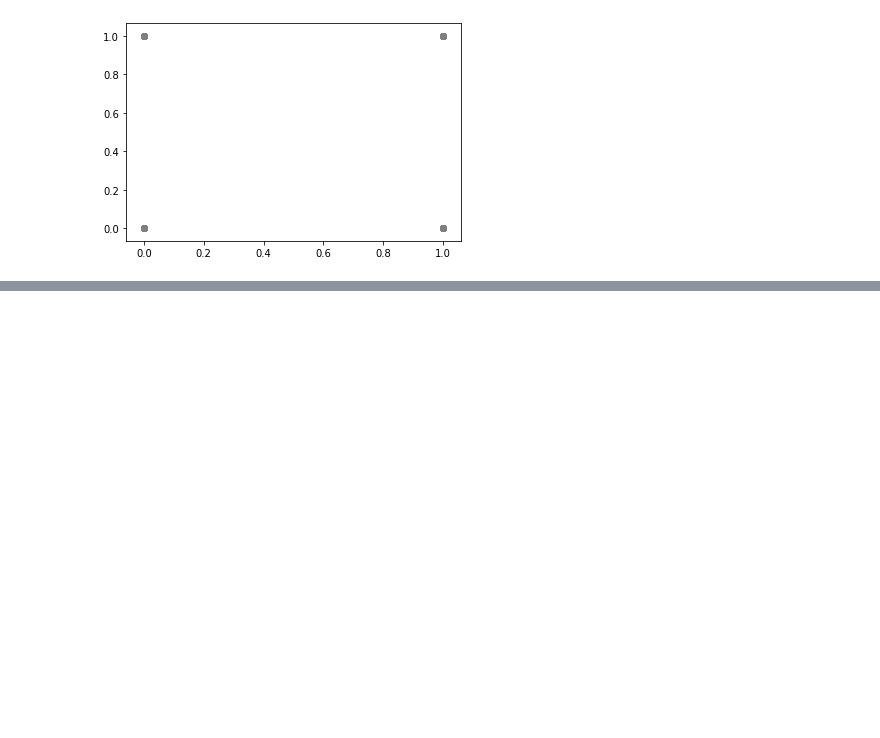
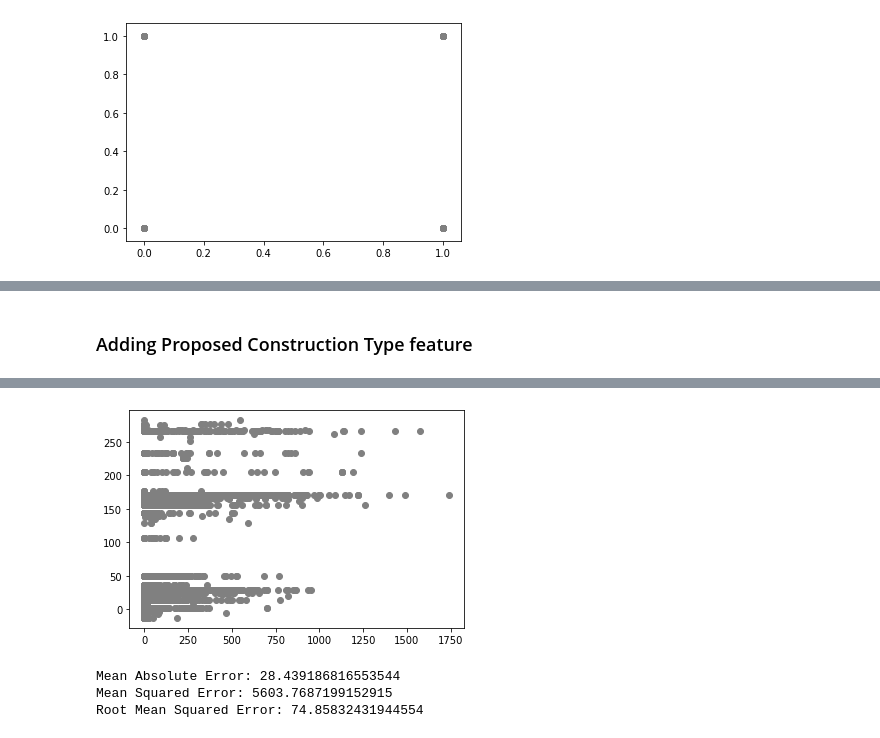
Before and after one commit to kddubey/ORIE4741Project, a Jupyter notebook: Regressions.ipynb, the cells around one changed output, grey strips where cells are left out. Cells and saved outputs as stored; diff of their text form; code cells hidden in the pictures; blank space fills up the shorter version.

```diff
--- a/Regressions.ipynb
+++ b/Regressions.ipynb
@@ -482,0 +629,67 @@ plt.show()
+# %% [markdown]
+### Adding Proposed Construction Type feature
+# %%
+y_train = data_train["Days to issue"]
+nrows_train = y_train.shape
+
+nb_classes = 9
+targets = data_train["Permit Type"].to_numpy().reshape(-1)
+one_hot_targets_permit_type = np.eye(nb_classes)[targets]
+print(one_hot_targets_permit_type)
+
+nb_classes = 5
+targets = data_train["Plansets"].to_numpy(dtype ='int').reshape(-1)
+one_hot_targets_plansets = np.eye(nb_classes)[targets]
+print(one_hot_targets_plansets)
+
+nb_classes = 6
+targets = data_train["Proposed Construction Type"].to_numpy(dtype ='int').reshape(-1)
+one_hot_targets_proposed_construction_types = np.eye(nb_classes)[targets]
+print(one_hot_targets_proposed_construction_types)
+
+X_train = np.column_stack((
+    np.ones(nrows_train), #Intercept
+    one_hot_targets_permit_type,
+    one_hot_targets_plansets,
+    one_hot_targets_proposed_construction_types
+))
+X_train
+
+regressor = LinearRegression()
+regressor.fit(X_train, y_train)
+
+y_test = data_test["Days to issue"]
+nrows_test = y_test.shape
+
+nb_classes = 9
+targets = data_test["Permit Type"].to_numpy().reshape(-1)
+one_hot_targets = np.eye(nb_classes)[targets]
+print(one_hot_targets)
+
+nb_classes = 5
+targets = data_test["Plansets"].to_numpy(dtype ='int').reshape(-1)
+one_hot_targets_plansets = np.eye(nb_classes)[targets]
+print(one_hot_targets_plansets)
+
+nb_classes = 6
+targets = data_test["Proposed Construction Type"].to_numpy(dtype ='int').reshape(-1)
+one_hot_targets_proposed_construction_types = np.eye(nb_classes)[targets]
+print(one_hot_targets_proposed_construction_types)
+
+X_test = np.column_stack((
+    np.ones(nrows_test), #Intercept
+    one_hot_targets,
+    one_hot_targets_plansets,
+    one_hot_targets_proposed_construction_types
+))
+X_test
+
+y_pred = regressor.predict(X_test)
+
+plt.scatter(y_test, y_pred,  color='gray')
+plt.show()
+
+print('Mean Absolute Error:', metrics.mean_absolute_error(y_test, y_pred))
+print('Mean Squared Error:', metrics.mean_squared_error(y_test, y_pred))
+print('Root Mean Squared Error:', np.sqrt(metrics.mean_squared_error(y_test, y_pred)))
+# %% [output]
@@ -482,0 +713,4 @@ plt.show()
+[figure, added]
+Mean Absolute Error: 28.439186816553544
+Mean Squared Error: 5603.7687199152915
+Root Mean Squared Error: 74.85832431944554
```
Also changed, not shown: parts of 16 cells of this notebook.
